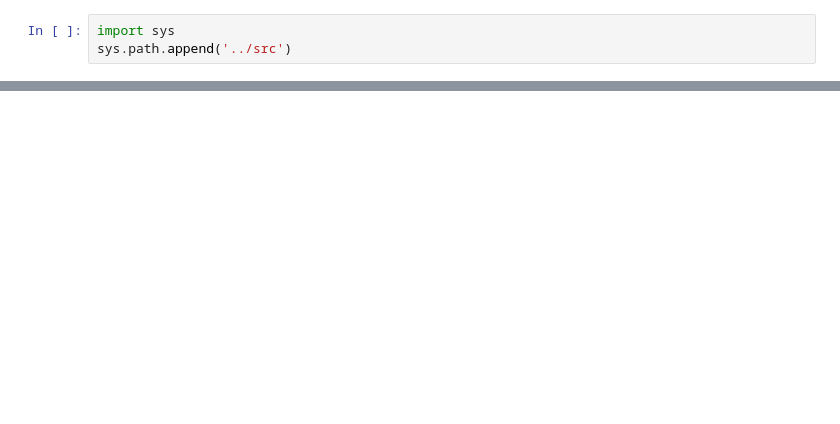
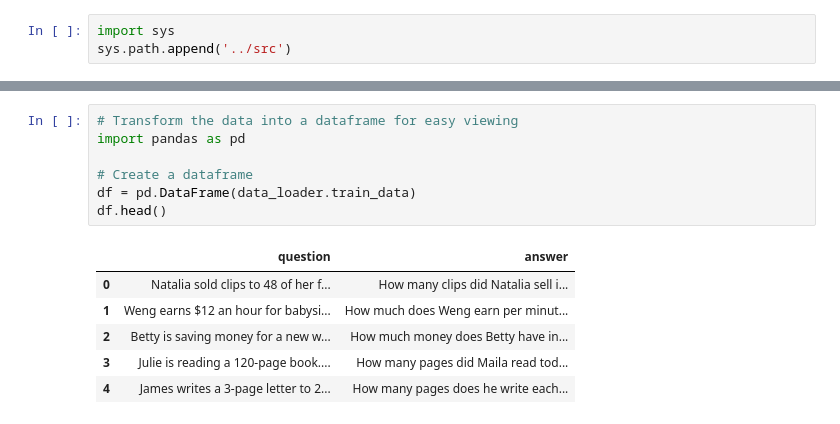
Before and after one commit to SalimAlkharsa/LLM_adaptive_computation, a Jupyter notebook: notebooks/initial_expirement_clustering.ipynb, the cells around one changed output, grey strips where cells are left out. Saved outputs shown, nothing was run; the diff lists cells and outputs as text; blank space fills up the shorter version.

```diff
--- a/notebooks/initial_expirement_clustering.ipynb
+++ b/notebooks/initial_expirement_clustering.ipynb
@@ -35,0 +41,14 @@ data_loader.train_data[:5]
+# %%
+# Transform the data into a dataframe for easy viewing
+import pandas as pd
+
+# Create a dataframe
+df = pd.DataFrame(data_loader.train_data)
+df.head()
+# %% [output]
+|  | question | answer |
+| 0 | Natalia sold clips to 48 of her f... | How many clips did Natalia sell i... |
+| 1 | Weng earns $12 an hour for babysi... | How much does Weng earn per minut... |
+| 2 | Betty is saving money for a new w... | How much money does Betty have in... |
+| 3 | Julie is reading a 120-page book.... | How many pages did Maila read tod... |
+| 4 | James writes a 3-page letter to 2... | How many pages does he write each... |
```
Also changed, not shown: parts of 12 cells of this notebook, 9 other files.
